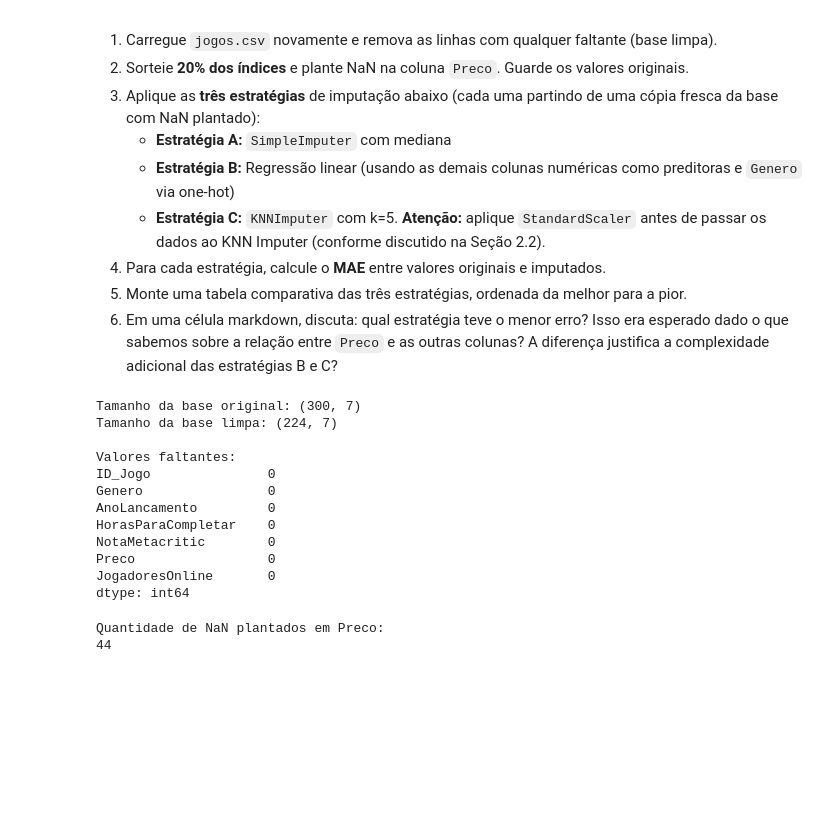
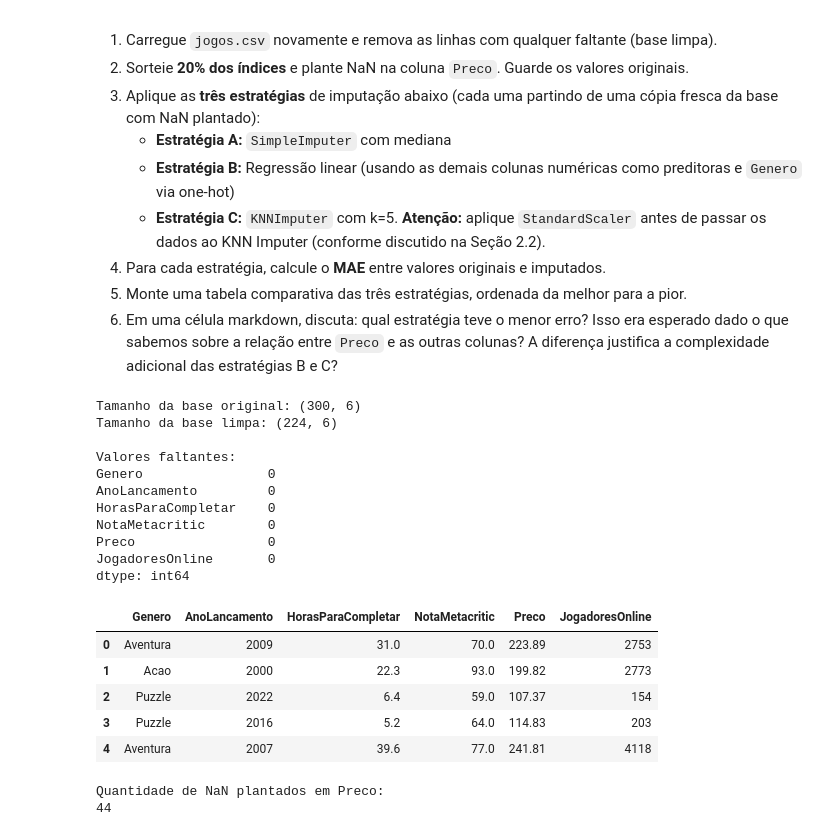
Before and after one commit to feliper1/Ciencia_de_dados, a Jupyter notebook: 5_Imputacao_Faltantes.ipynb, the cells around one changed output. Drawn from its saved outputs; the diff is of its cells as text; code cells hidden in the pictures; blank space fills up the shorter version.

```diff
--- a/5_Imputacao_Faltantes.ipynb
+++ b/5_Imputacao_Faltantes.ipynb
@@ -996,6 +998,8 @@ Neste exercício, você vai comparar **três estratégias diferentes** de imputa
 6. Em uma célula markdown, discuta: qual estratégia teve o menor erro? Isso era esperado dado o que sabemos sobre a relação entre `Preco` e as outras colunas? A diferença justifica a complexidade adicional das estratégias B e C?
 # %%
 df_jogos = pd.read_csv('jogos.csv')
+
+df_jogos = df_jogos.drop(columns='ID_Jogo')
 
 df_limpo = df_jogos.dropna().copy()
 
@@ -1005,11 +1009,10 @@ print("Tamanho da base limpa:", df_limpo.shape)
 print("\nValores faltantes:")
 print(df_limpo.isnull().sum())
 # %% [output]
-Tamanho da base original: (300, 7)
-Tamanho da base limpa: (224, 7)
+Tamanho da base original: (300, 6)
+Tamanho da base limpa: (224, 6)
 
 Valores faltantes:
-ID_Jogo               0
 Genero                0
 AnoLancamento         0
 HorasParaCompletar    0
@@ -1017,6 +1020,15 @@ NotaMetacritic        0
 Preco                 0
 JogadoresOnline       0
 dtype: int64
+# %%
+df_jogos.head()
+# %% [output]
+|  | Genero | AnoLancamento | HorasParaCompletar | NotaMetacritic | Preco | JogadoresOnline |
+| 0 | Aventura | 2009 | 31.0 | 70.0 | 223.89 | 2753 |
+| 1 | Acao | 2000 | 22.3 | 93.0 | 199.82 | 2773 |
+| 2 | Puzzle | 2022 | 6.4 | 59.0 | 107.37 | 154 |
+| 3 | Puzzle | 2016 | 5.2 | 64.0 | 114.83 | 203 |
+| 4 | Aventura | 2007 | 39.6 | 77.0 | 241.81 | 4118 |
 # %%
 rng = np.random.default_rng(42)
 
```
Also changed, not shown: parts of 5 cells of this notebook.
